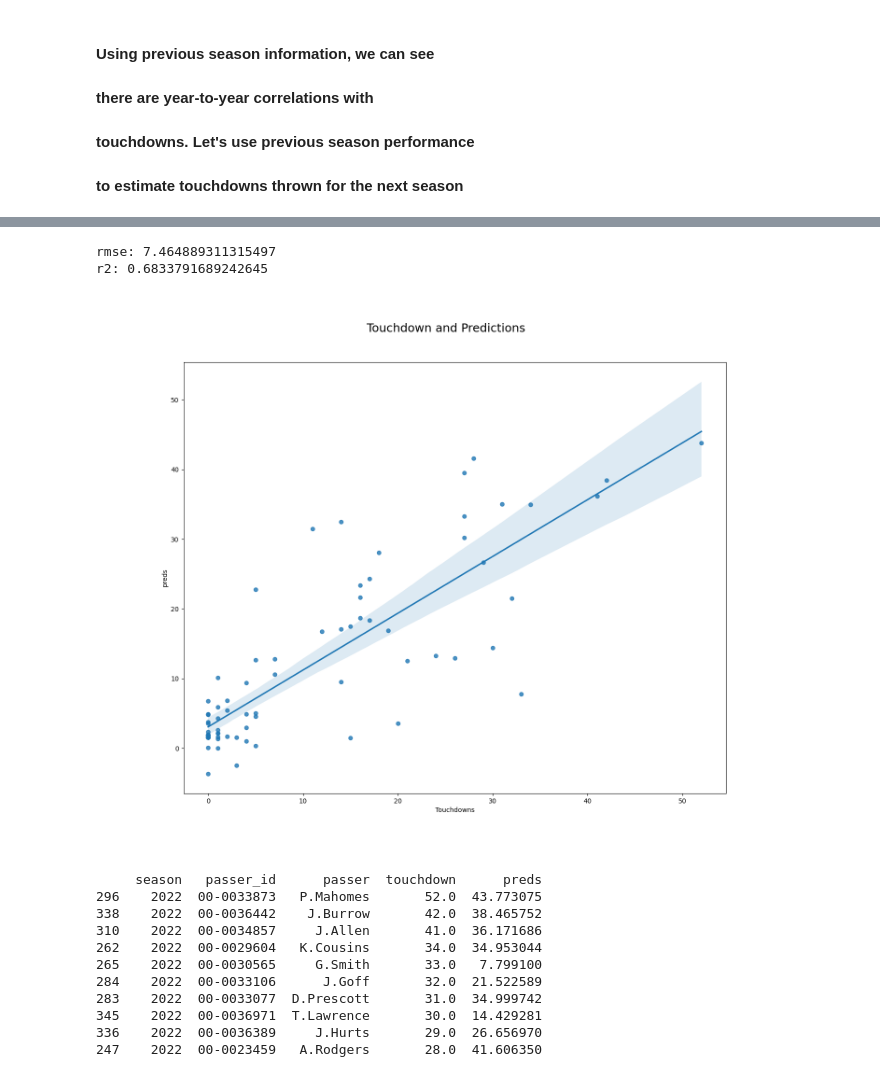
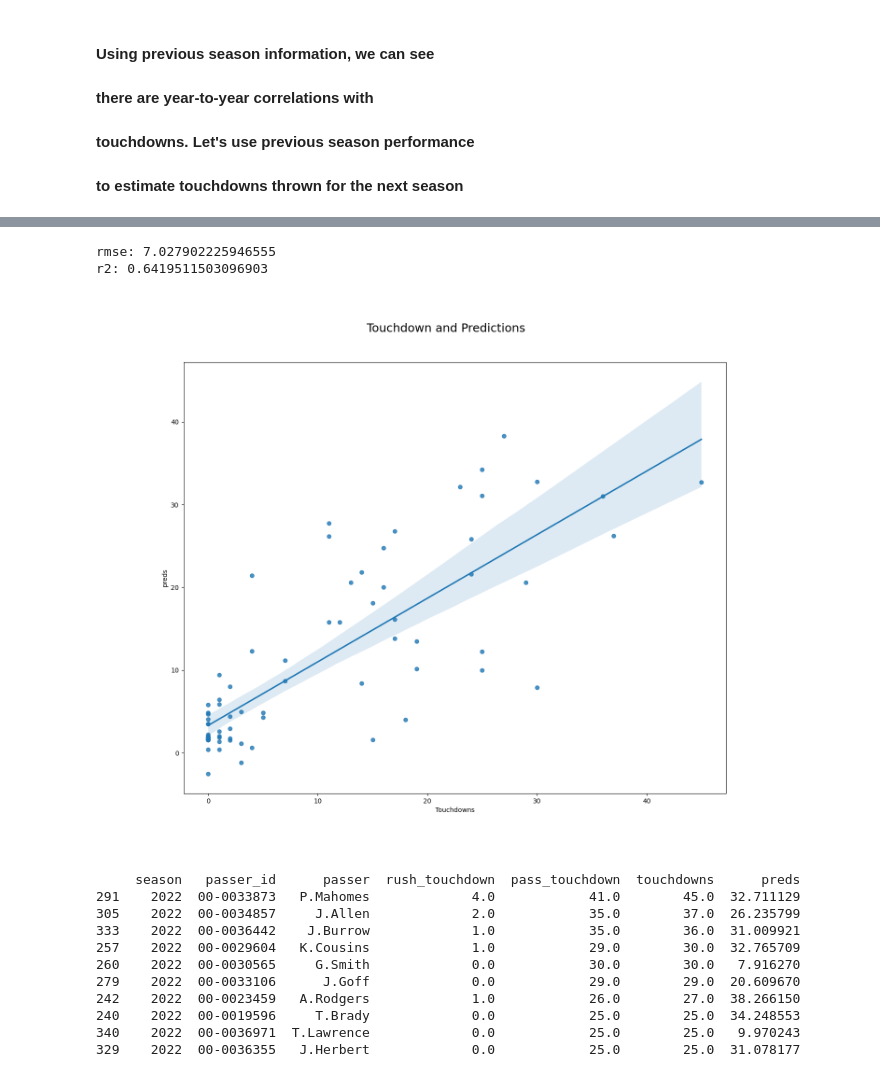
Before and after one commit to pauldenato/Local-Modeling, a Jupyter notebook: labs/passer-tds-predictions.ipynb, the cells around one changed output, grey strips where cells are left out. Cells and saved outputs as stored; diff of their text form; code cells hidden in the pictures.

```diff
--- a/labs/passer-tds-predictions.ipynb
+++ b/labs/passer-tds-predictions.ipynb
@@ -111,19 +119,23 @@ df.sample(5)
 
 # Let's take some basic quarterback stats
 qb_feats = ['season', 'passer_id', 'passer', 'pass',
-            'complete_pass', 'interception',
-            'sack', 'yards_gained', 'touchdown']
+            'complete_pass', 'interception', 'sack',
+            'yards_gained', 'rush_touchdown', 'pass_touchdown']
 
 # Let's group by season and who the passer was
 groupby_feats = ['season', 'passer_id', 'passer']
 
 # group by and aggregate by sum
+#
 qb_df = (df
-         .loc[:, qb_feats]
+         .loc[df['season_type'] == 'REG', qb_feats]
          .groupby(groupby_feats,
                   as_index=False)
          .sum())
 
+qb_df['touchdowns'] = 0
+qb_df['touchdowns'] = qb_df['rush_touchdown'] + qb_df['pass_touchdown']
+
 # random sample of 10 player-seasons
-qb_df.sample(10)
+qb_df.sort_values(['season','touchdowns'], ascending=False).head(10)
 # %% [output]
@@ -276,10 +293,10 @@ new_qb_df.sample(10)
 features = ['pass_prev', 'complete_pass_prev',
             'interception_prev', 'sack_prev',
             'yards_gained_prev',
-            'touchdown_prev']
+            'touchdowns_prev']
 
 # We are predicting "current" season touchdowns
-target = 'touchdown'
+target = 'touchdowns'
 
 # Let's make a subset of data that has
 # no null values
@@ -314,53 +331,53 @@ test_data['preds'] = preds
 # Let's run some basic statistics to examine the
 # quality of the prediction
 
-rmse = mean_squared_error(test_data['touchdown'], test_data['preds'])**0.5
+rmse = mean_squared_error(test_data['touchdowns'], test_data['preds'])**0.5
 # RMSE (Root Mean Squared Error) It measures the average difference between values predicted by a model and the actual values
-r2 = pearsonr(test_data['touchdown'], test_data['preds'])[0]**2
+r2 = pearsonr(test_data['touchdowns'], test_data['preds'])[0]**2
 # R2 = In the context of regression it is a statistical measure of how well the regression line approximates the actual data
 print(f"rmse: {rmse}\nr2: {r2}")
 # %% [output]
-rmse: 7.464889311315497
-r2: 0.6833791689242645
+rmse: 7.027902225946555
+r2: 0.6419511503096903
 # %%
 # Let's visualize the outputs
 # sns.regplot(data=test_data, x='touchdown', y='preds')
 # plt.title('touchdown and predictions')
 # plt.show();
 # %matplot plt
 
 # set the plot figure
 plt.figure(figsize=(15, 12))
 # adjust spacing and set subplots title
 plt.subplots_adjust(hspace=0.2)
 plt.suptitle("Touchdown and Predictions", fontsize=18, y=0.95)
 
 # set number of columns
 ncols = 1
 # calculate number of rows
 nrows = 1
 
 # add a new subplot iteratively using nrows and cols
 ax = plt.subplot(nrows, ncols, 1)
 # plot our data
-sns.regplot(data=test_data, x='touchdown', y='preds')
+sns.regplot(data=test_data, x='touchdowns', y='preds')
 # chart formatting
 ax.set_xlabel("Touchdowns")
 
 %matplot plt
 # %% [output]
-[figure, old version]
+[figure, new version]
 # %%
-test_data.loc[:, ['season', 'passer_id', 'passer','touchdown', 'preds']].sort_values('touchdown', ascending=False).head(10)
+test_data.loc[:, ['season', 'passer_id', 'passer','rush_touchdown', 'pass_touchdown','touchdowns', 'preds']].sort_values('touchdowns', ascending=False).head(10)
 # %% [output]
-     season   passer_id      passer  touchdown      preds
-296    2022  00-0033873   P.Mahomes       52.0  43.773075
-338    2022  00-0036442    J.Burrow       42.0  38.465752
-310    2022  00-0034857     J.Allen       41.0  36.171686
-262    2022  00-0029604   K.Cousins       34.0  34.953044
-265    2022  00-0030565     G.Smith       33.0   7.799100
-284    2022  00-0033106      J.Goff       32.0  21.522589
-283    2022  00-0033077  D.Prescott       31.0  34.999742
-345    2022  00-0036971  T.Lawrence       30.0  14.429281
-336    2022  00-0036389     J.Hurts       29.0  26.656970
-247    2022  00-0023459   A.Rodgers       28.0  41.606350
+     season   passer_id      passer  rush_touchdown  pass_touchdown  touchdowns      preds
+291    2022  00-0033873   P.Mahomes             4.0            41.0        45.0  32.711129
+305    2022  00-0034857     J.Allen             2.0            35.0        37.0  26.235799
+333    2022  00-0036442    J.Burrow             1.0            35.0        36.0  31.009921
+257    2022  00-0029604   K.Cousins             1.0            29.0        30.0  32.765709
+260    2022  00-0030565     G.Smith             0.0            30.0        30.0   7.916270
+279    2022  00-0033106      J.Goff             0.0            29.0        29.0  20.609670
+242    2022  00-0023459   A.Rodgers             1.0            26.0        27.0  38.266150
+240    2022  00-0019596     T.Brady             0.0            25.0        25.0  34.248553
+340    2022  00-0036971  T.Lawrence             0.0            25.0        25.0   9.970243
+329    2022  00-0036355   J.Herbert             0.0            25.0        25.0  31.078177
```
Also changed, not shown: parts of 14 cells of this notebook.
